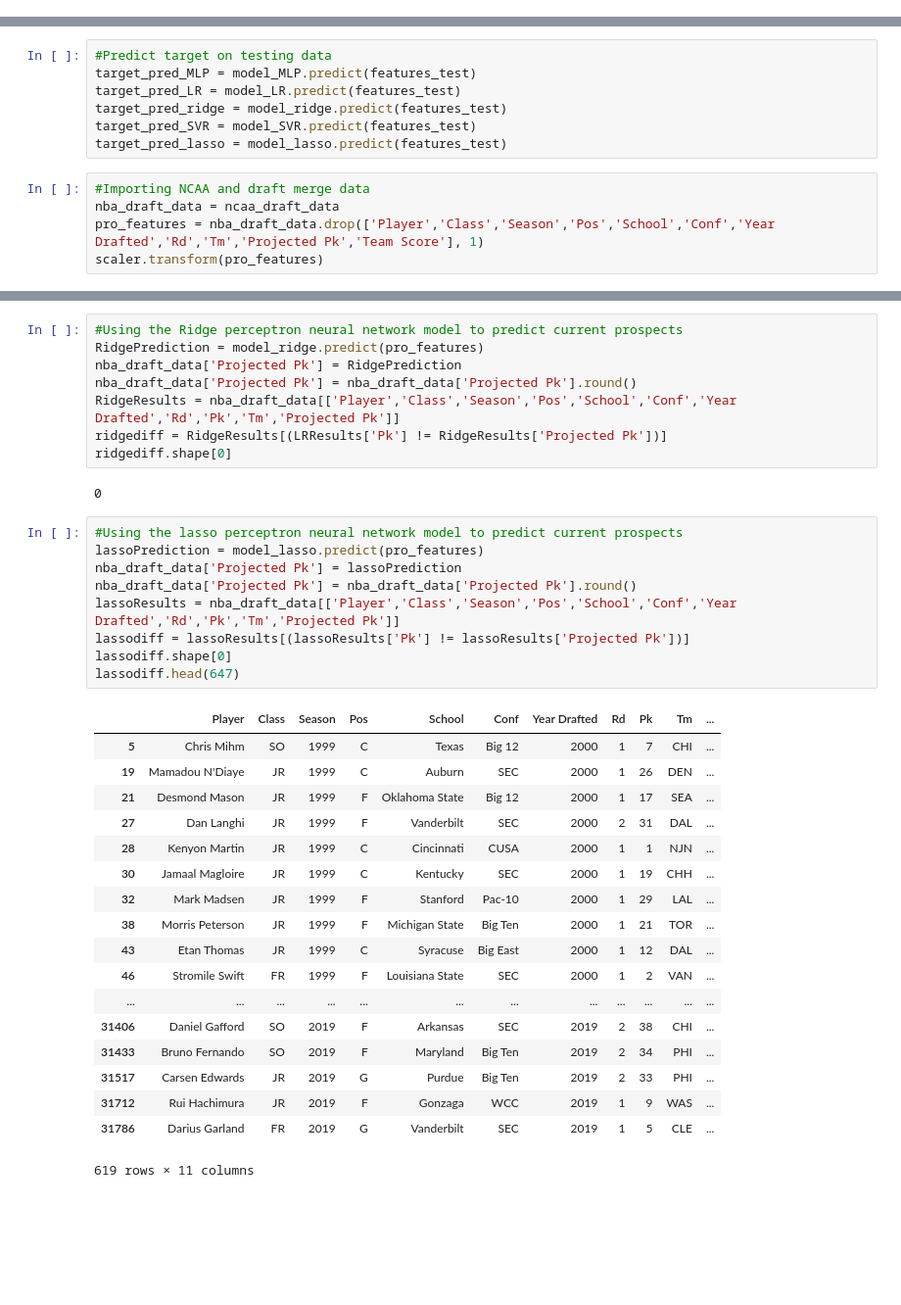
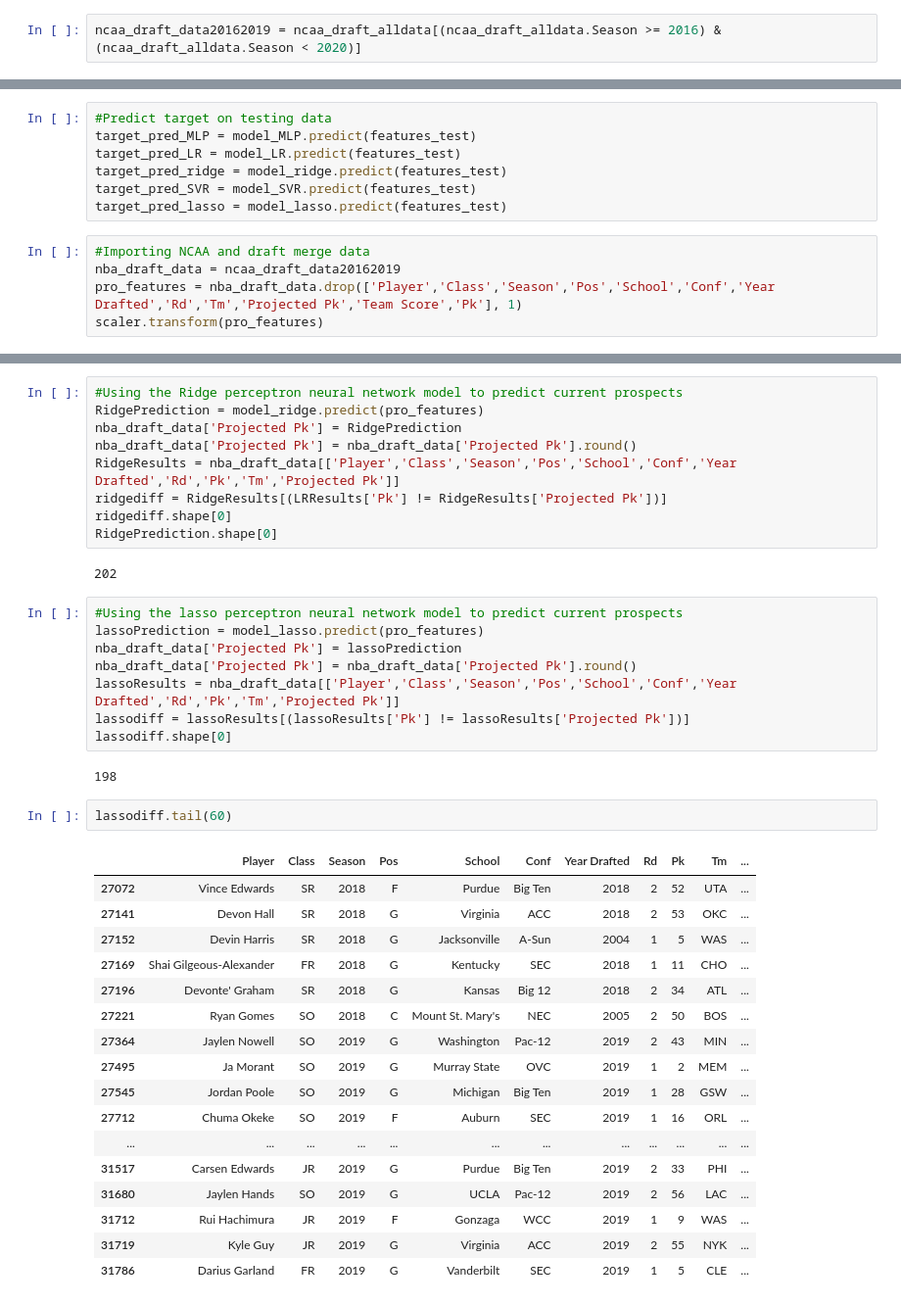
Before and after one commit to andrewfrilot/NBA_Scout, a Jupyter notebook: iPython_Notebooks/DraftModel.ipynb, the cells around one changed output, grey strips where cells are left out. Shown at 98% size. Drawn from its saved outputs; the diff is of its cells as text; blank space fills up the shorter version.

```diff
--- a/iPython_Notebooks/DraftModel.ipynb
+++ b/iPython_Notebooks/DraftModel.ipynb
@@ -90,0 +102,2 @@ Modeling
+# %%
+ncaa_draft_data20162019 = ncaa_draft_alldata[(ncaa_draft_alldata.Season >= 2016) & (ncaa_draft_alldata.Season < 2020)]
@@ -175,7 +229,7 @@ target_pred_SVR = model_SVR.predict(features_test)
 target_pred_lasso = model_lasso.predict(features_test)
 # %%
 #Importing NCAA and draft merge data
-nba_draft_data = ncaa_draft_data
-pro_features = nba_draft_data.drop(['Player','Class','Season','Pos','School','Conf','Year Drafted','Rd','Tm','Projected Pk','Team Score'], 1)
+nba_draft_data = ncaa_draft_data20162019
+pro_features = nba_draft_data.drop(['Player','Class','Season','Pos','School','Conf','Year Drafted','Rd','Tm','Projected Pk','Team Score','Pk'], 1)
 scaler.transform(pro_features)
 # %% [output]
@@ -221,8 +276,9 @@ nba_draft_data['Projected Pk'] = nba_draft_data['Projected Pk'].round()
 RidgeResults = nba_draft_data[['Player','Class','Season','Pos','School','Conf','Year Drafted','Rd','Pk','Tm','Projected Pk']]
 ridgediff = RidgeResults[(LRResults['Pk'] != RidgeResults['Projected Pk'])]
 ridgediff.shape[0]
+RidgePrediction.shape[0]
 # %% [output]
-0
+202
 # %%
 #Using the lasso perceptron neural network model to predict current prospects
 lassoPrediction = model_lasso.predict(pro_features)
@@ -231,26 +287,28 @@ nba_draft_data['Projected Pk'] = nba_draft_data['Projected Pk'].round()
 lassoResults = nba_draft_data[['Player','Class','Season','Pos','School','Conf','Year Drafted','Rd','Pk','Tm','Projected Pk']]
 lassodiff = lassoResults[(lassoResults['Pk'] != lassoResults['Projected Pk'])]
 lassodiff.shape[0]
-lassodiff.head(647)
 # %% [output]
-|  | Player | Class | Season | Pos | School | Conf | Year Drafted | Rd | Pk | Tm | ... |
-| 5 | Chris Mihm | SO | 1999 | C | Texas | Big 12 | 2000 | 1 | 7 | CHI | ... |
-| 19 | Mamadou N'Diaye | JR | 1999 | C | Auburn | SEC | 2000 | 1 | 26 | DEN | ... |
-| 21 | Desmond Mason | JR | 1999 | F | Oklahoma State | Big 12 | 2000 | 1 | 17 | SEA | ... |
-| 27 | Dan Langhi | JR | 1999 | F | Vanderbilt | SEC | 2000 | 2 | 31 | DAL | ... |
-| 28 | Kenyon Martin | JR | 1999 | C | Cincinnati | CUSA | 2000 | 1 | 1 | NJN | ... |
-| 30 | Jamaal Magloire | JR | 1999 | C | Kentucky | SEC | 2000 | 1 | 19 | CHH | ... |
-| 32 | Mark Madsen | JR | 1999 | F | Stanford | Pac-10 | 2000 | 1 | 29 | LAL | ... |
-| 38 | Morris Peterson | JR | 1999 | F | Michigan State | Big Ten | 2000 | 1 | 21 | TOR | ... |
-| 43 | Etan Thomas | JR | 1999 | C | Syracuse | Big East | 2000 | 1 | 12 | DAL | ... |
-| 46 | Stromile Swift | FR | 1999 | F | Louisiana State | SEC | 2000 | 1 | 2 | VAN | ... |
-| ... | ... | ... | ... | ... | ... | ... | ... | ... | ... | ... | ... |
-| 31406 | Daniel Gafford | SO | 2019 | F | Arkansas | SEC | 2019 | 2 | 38 | CHI | ... |
-| 31433 | Bruno Fernando | SO | 2019 | F | Maryland | Big Ten | 2019 | 2 | 34 | PHI | ... |
-| 31517 | Carsen Edwards | JR | 2019 | G | Purdue | Big Ten | 2019 | 2 | 33 | PHI | ... |
-| 31712 | Rui Hachimura | JR | 2019 | F | Gonzaga | WCC | 2019 | 1 | 9 | WAS | ... |
-| 31786 | Darius Garland | FR | 2019 | G | Vanderbilt | SEC | 2019 | 1 | 5 | CLE | ... |
-619 rows × 11 columns
+198
+# %%
+lassodiff.tail(60)
+# %% [output]
+|  | Player | Class | Season | Pos | School | Conf | Year Drafted | Rd | Pk | Tm | ... |
+| 27072 | Vince Edwards | SR | 2018 | F | Purdue | Big Ten | 2018 | 2 | 52 | UTA | ... |
+| 27141 | Devon Hall | SR | 2018 | G | Virginia | ACC | 2018 | 2 | 53 | OKC | ... |
+| 27152 | Devin Harris | SR | 2018 | G | Jacksonville | A-Sun | 2004 | 1 | 5 | WAS | ... |
+| 27169 | Shai Gilgeous-Alexander | FR | 2018 | G | Kentucky | SEC | 2018 | 1 | 11 | CHO | ... |
+| 27196 | Devonte' Graham | SR | 2018 | G | Kansas | Big 12 | 2018 | 2 | 34 | ATL | ... |
+| 27221 | Ryan Gomes | SO | 2018 | C | Mount St. Mary's | NEC | 2005 | 2 | 50 | BOS | ... |
+| 27364 | Jaylen Nowell | SO | 2019 | G | Washington | Pac-12 | 2019 | 2 | 43 | MIN | ... |
+| 27495 | Ja Morant | SO | 2019 | G | Murray State | OVC | 2019 | 1 | 2 | MEM | ... |
+| 27545 | Jordan Poole | SO | 2019 | G | Michigan | Big Ten | 2019 | 1 | 28 | GSW | ... |
+| 27712 | Chuma Okeke | SO | 2019 | F | Auburn | SEC | 2019 | 1 | 16 | ORL | ... |
+| ... | ... | ... | ... | ... | ... | ... | ... | ... | ... | ... | ... |
+| 31517 | Carsen Edwards | JR | 2019 | G | Purdue | Big Ten | 2019 | 2 | 33 | PHI | ... |
+| 31680 | Jaylen Hands | SO | 2019 | G | UCLA | Pac-12 | 2019 | 2 | 56 | LAC | ... |
+| 31712 | Rui Hachimura | JR | 2019 | F | Gonzaga | WCC | 2019 | 1 | 9 | WAS | ... |
+| 31719 | Kyle Guy | JR | 2019 | G | Virginia | ACC | 2019 | 2 | 55 | NYK | ... |
+| 31786 | Darius Garland | FR | 2019 | G | Vanderbilt | SEC | 2019 | 1 | 5 | CLE | ... |
 # %%
 #Using the SVR perceptron neural network model to predict current prospects
 SVRPrediction = model_SVR.predict(pro_features)
```
Also changed, not shown: parts of 28 cells of this notebook.
